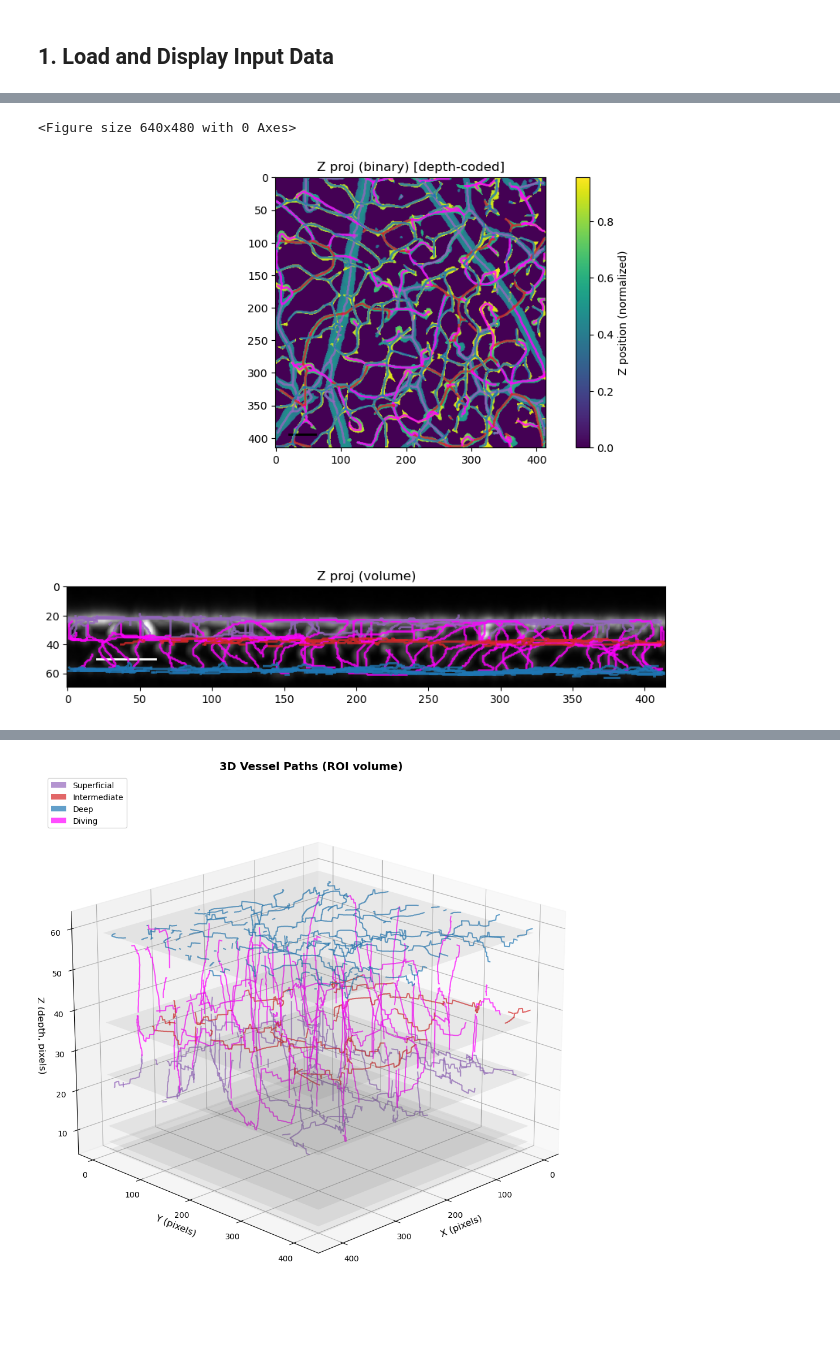
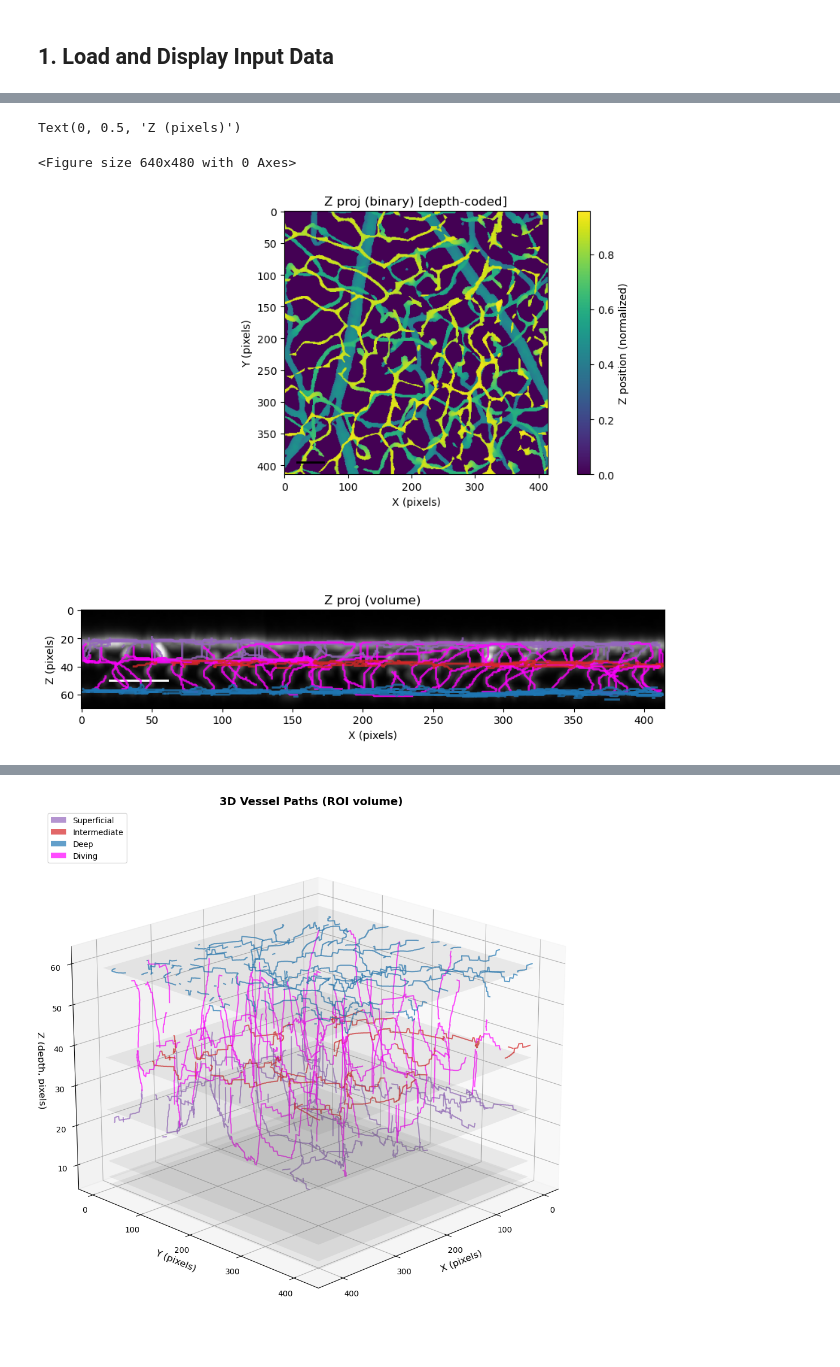
Before and after one commit to mattar13/VascularAnalysis, a Jupyter notebook: notebooks/vessel_analysis_demo.ipynb, the cells around one changed output, grey strips where cells are left out. Drawn from its saved outputs; the diff is of its cells as text; code cells hidden in the pictures.

```diff
--- a/notebooks/vessel_analysis_demo.ipynb
+++ b/notebooks/vessel_analysis_demo.ipynb
@@ -28,7 +28,7 @@ wt_controller.config.remove_dead_frames = False;
 wt_controller.image_model.truncate(axis = 0, range_values = (0, 70));
 # %%
 print("Running analysis pipeline...")
-wt_controller.run_analysis(skip_regions = True)
+wt_controller.run_analysis()
 # %% [output]
 Running analysis pipeline...
 Starting analysis pipeline...
@@ -81,12 +97,17 @@ fig_wt_roi = plot_projections(wt_controller, source = 'image', show_roi_box = Tr
 # %%
 fig = plt.figure()
 
 fig, (ax1, ax2) = plt.subplots(2, 1, figsize=(10, 10))
 plot_projections_on_axis(ax1, wt_controller, projection = "z", mode = "binary", depth_coded = True)
-plot_paths_on_axis(ax1, wt_controller,  projection = "xy", linewidth = 2, region_colorcode=True)
+# plot_paths_on_axis(ax1, wt_controller,  projection = "xy", linewidth = 2, region_colorcode=True)
+ax1.set_xlabel("X (pixels)")
+ax1.set_ylabel("Y (pixels)")
 
 plot_projections_on_axis(ax2, wt_controller, projection = "x", mode = "volume")
 plot_paths_on_axis(ax2, wt_controller,  projection = "zy", linewidth = 2, region_colorcode=True)
+ax2.set_xlabel("X (pixels)")
+ax2.set_ylabel("Z (pixels)")
 # %% [output]
-<Figure size 640x480 with 0 Axes>
+Text(0, 0.5, 'Z (pixels)')
+<Figure size 640x480 with 0 Axes>
-[figure, old version]
+[figure, new version]
```
Also changed, not shown: parts of 4 cells of this notebook, 5 other files.
